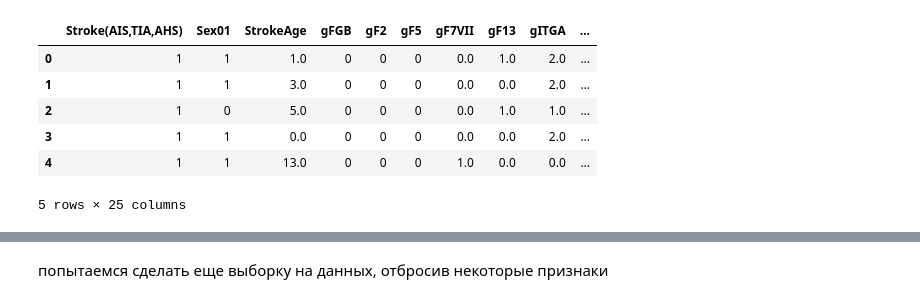
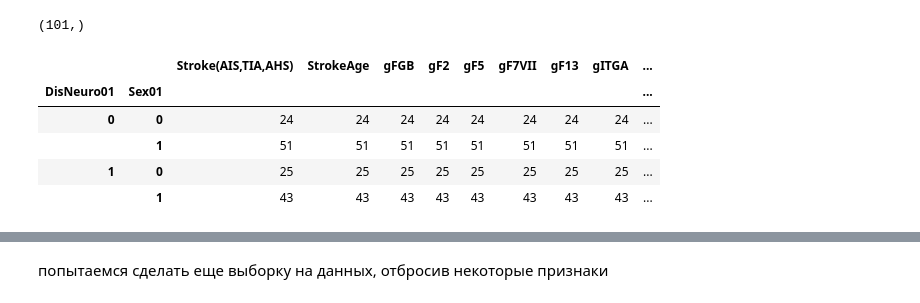
Before and after one commit to coffman21/d, a Jupyter notebook: d.ipynb, the cells around one changed output, grey strips where cells are left out. Drawn from its saved outputs; the diff is of its cells as text; code cells hidden in the pictures.

```diff
--- a/d.ipynb
+++ b/d.ipynb
@@ -7,11 +14,13 @@ data = pd.read_csv("Data.csv")
-# %%
-data['Stroke(AIS,TIA,AHS)'] = 1
-data.head()
-# %% [output]
-|  | Stroke(AIS,TIA,AHS) | Sex01 | StrokeAge | gFGB | gF2 | gF5 | gF7VII | gF13 | gITGA | ... |
-| 0 | 1 | 1 | 1.0 | 0 | 0 | 0 | 0.0 | 1.0 | 2.0 | ... |
-| 1 | 1 | 1 | 3.0 | 0 | 0 | 0 | 0.0 | 0.0 | 2.0 | ... |
-| 2 | 1 | 0 | 5.0 | 0 | 0 | 0 | 0.0 | 1.0 | 1.0 | ... |
-| 3 | 1 | 1 | 0.0 | 0 | 0 | 0 | 0.0 | 0.0 | 2.0 | ... |
-| 4 | 1 | 1 | 13.0 | 0 | 0 | 0 | 1.0 | 0.0 | 0.0 | ... |
-5 rows × 25 columns
+# %%
+data['Sex01'].where(lambda x: x == 1 ).dropna().shape
+# %% [output]
+(101,)
+# %%
+data_chopped.groupby(['DisNeuro01', 'Sex01']).count()
+# %% [output]
+|  |  | Stroke(AIS,TIA,AHS) | StrokeAge | gFGB | gF2 | gF5 | gF7VII | gF13 | gITGA | ... |
+| DisNeuro01 | Sex01 |  |  |  |  |  |  |  |  | ... |
+| 0 | 0 | 24 | 24 | 24 | 24 | 24 | 24 | 24 | 24 | ... |
+|  | 1 | 51 | 51 | 51 | 51 | 51 | 51 | 51 | 51 | ... |
+| 1 | 0 | 25 | 25 | 25 | 25 | 25 | 25 | 25 | 25 | ... |
+|  | 1 | 43 | 43 | 43 | 43 | 43 | 43 | 43 | 43 | ... |
```
Also changed, not shown: parts of 11 cells of this notebook, 1 other file.
